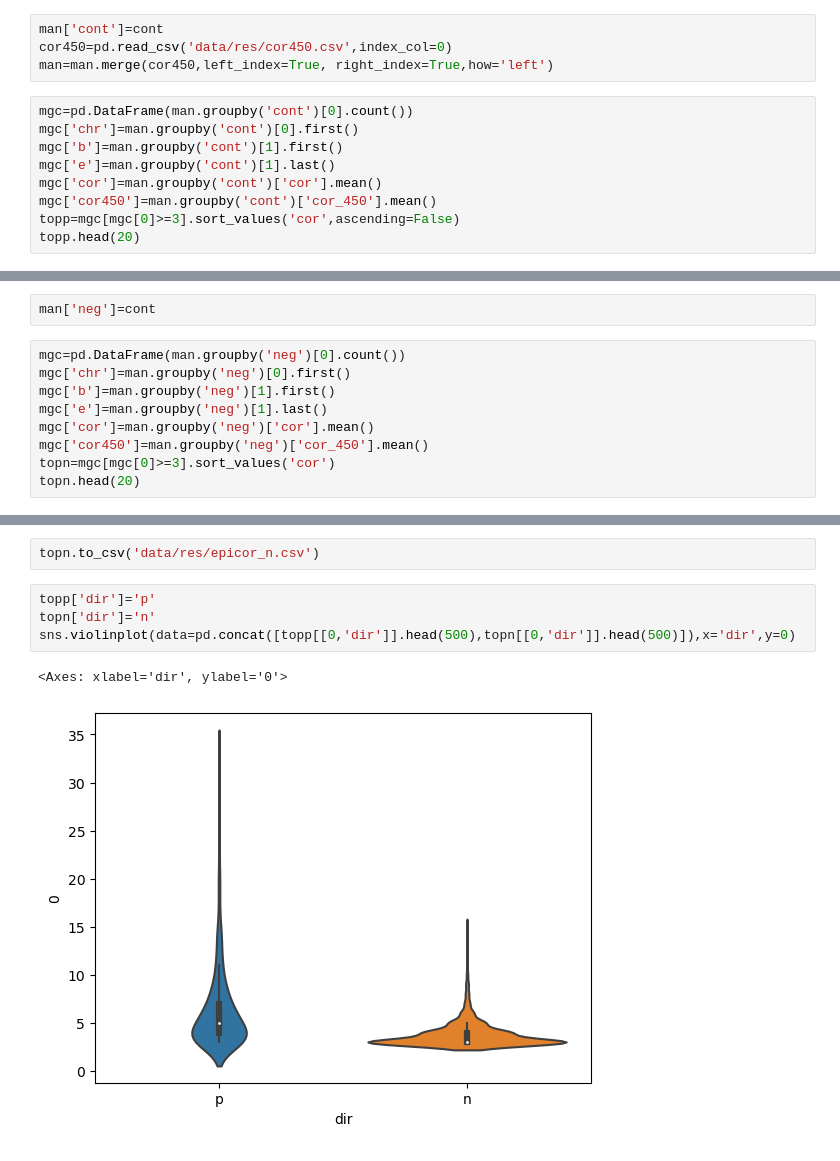
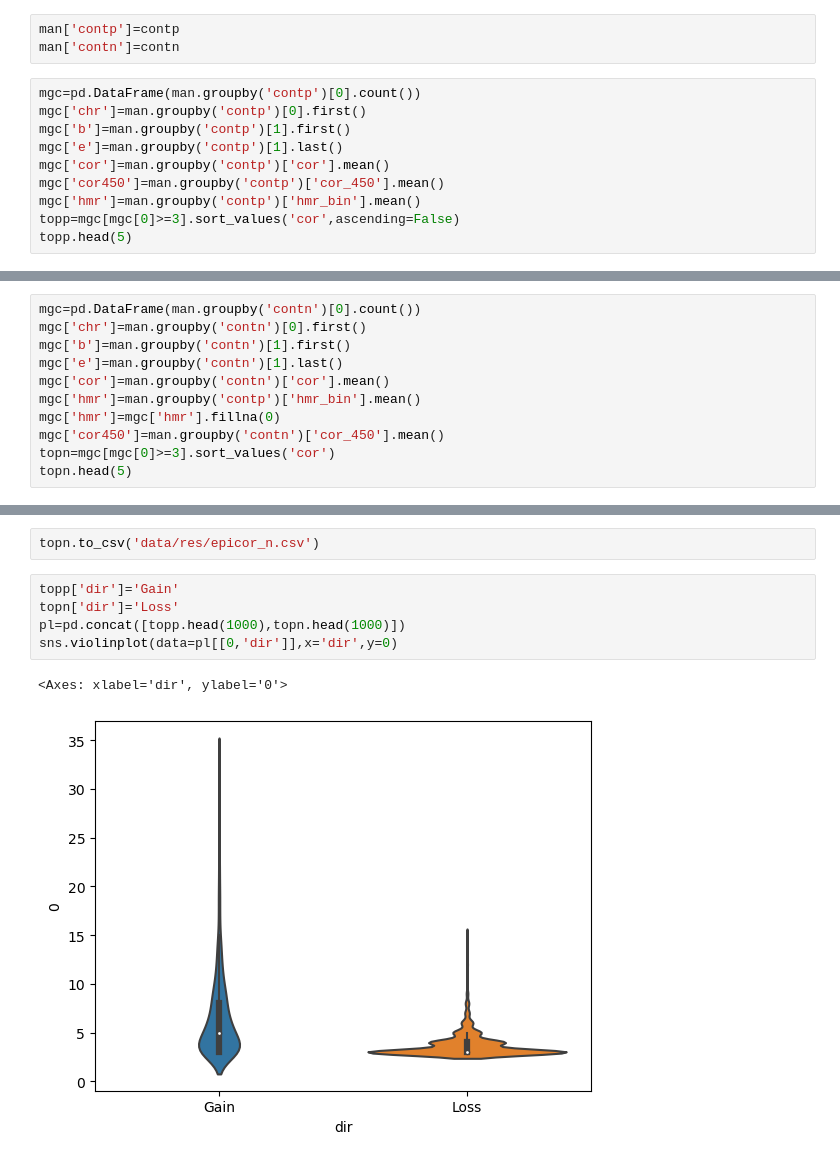
Before and after one commit to moqri/epi_deconv, a Jupyter notebook: epic.ipynb, the cells around one changed output, grey strips where cells are left out. Drawn from its saved outputs; the diff is of its cells as text.

```diff
--- a/epic.ipynb
+++ b/epic.ipynb
@@ -73,14 +125,14 @@ Wall time: 52.8 s
 # %%
-man['cont']=cont
-cor450=pd.read_csv('data/res/cor450.csv',index_col=0)
-man=man.merge(cor450,left_index=True, right_index=True,how='left')
+man['contp']=contp
+man['contn']=contn
 # %%
-mgc=pd.DataFrame(man.groupby('cont')[0].count())
-mgc['chr']=man.groupby('cont')[0].first()
-mgc['b']=man.groupby('cont')[1].first()
-mgc['e']=man.groupby('cont')[1].last()
-mgc['cor']=man.groupby('cont')['cor'].mean()
-mgc['cor450']=man.groupby('cont')['cor_450'].mean()
+mgc=pd.DataFrame(man.groupby('contp')[0].count())
+mgc['chr']=man.groupby('contp')[0].first()
+mgc['b']=man.groupby('contp')[1].first()
+mgc['e']=man.groupby('contp')[1].last()
+mgc['cor']=man.groupby('contp')['cor'].mean()
+mgc['cor450']=man.groupby('contp')['cor_450'].mean()
+mgc['hmr']=man.groupby('contp')['hmr_bin'].mean()
 topp=mgc[mgc[0]>=3].sort_values('cor',ascending=False)
-topp.head(20)
+topp.head(5)
 # %% [output]
@@ -135,12 +153,12 @@ Wall time: 52.9 s
-# %%
-man['neg']=cont
 # %%
-mgc=pd.DataFrame(man.groupby('neg')[0].count())
-mgc['chr']=man.groupby('neg')[0].first()
-mgc['b']=man.groupby('neg')[1].first()
-mgc['e']=man.groupby('neg')[1].last()
-mgc['cor']=man.groupby('neg')['cor'].mean()
-mgc['cor450']=man.groupby('neg')['cor_450'].mean()
+mgc=pd.DataFrame(man.groupby('contn')[0].count())
+mgc['chr']=man.groupby('contn')[0].first()
+mgc['b']=man.groupby('contn')[1].first()
+mgc['e']=man.groupby('contn')[1].last()
+mgc['cor']=man.groupby('contn')['cor'].mean()
+mgc['hmr']=man.groupby('contp')['hmr_bin'].mean()
+mgc['hmr']=mgc['hmr'].fillna(0)
+mgc['cor450']=man.groupby('contn')['cor_450'].mean()
 topn=mgc[mgc[0]>=3].sort_values('cor')
-topn.head(20)
+topn.head(5)
 # %% [output]
@@ -170,9 +177,10 @@ array([[<Axes: title={'center': 'cor450'}>]], dtype=object)
 # %%
 topn.to_csv('data/res/epicor_n.csv')
 # %%
-topp['dir']='p'
-topn['dir']='n'
-sns.violinplot(data=pd.concat([topp[[0,'dir']].head(500),topn[[0,'dir']].head(500)]),x='dir',y=0)
+topp['dir']='Gain'
+topn['dir']='Loss'
+pl=pd.concat([topp.head(1000),topn.head(1000)])
+sns.violinplot(data=pl[[0,'dir']],x='dir',y=0)
 # %% [output]
 <Axes: xlabel='dir', ylabel='0'>
-[figure, old version]
+[figure, new version]
```
Also changed, not shown: parts of 18 cells of this notebook.
